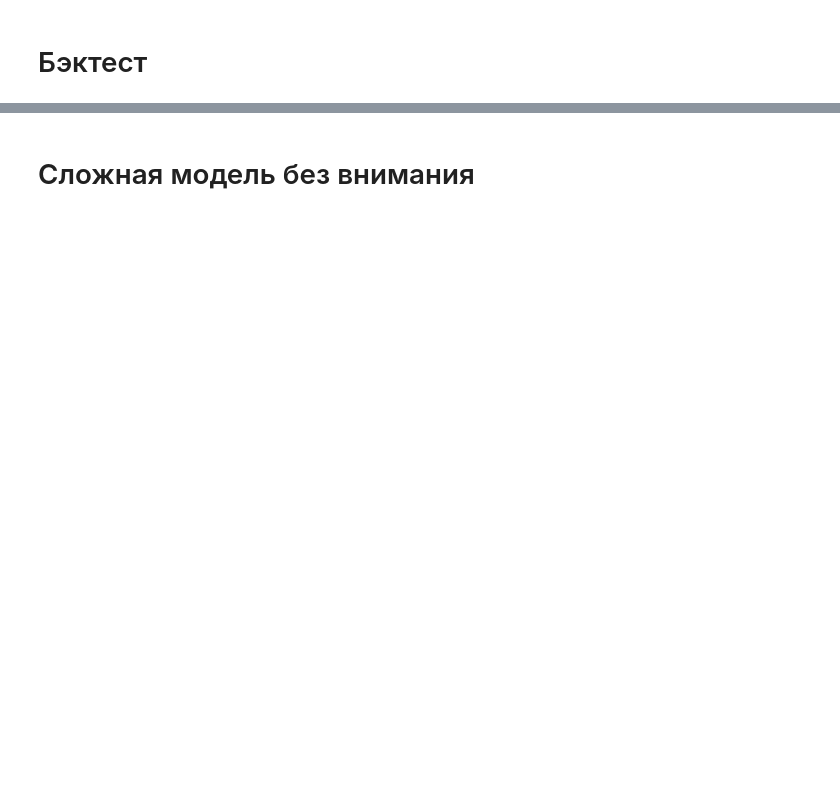
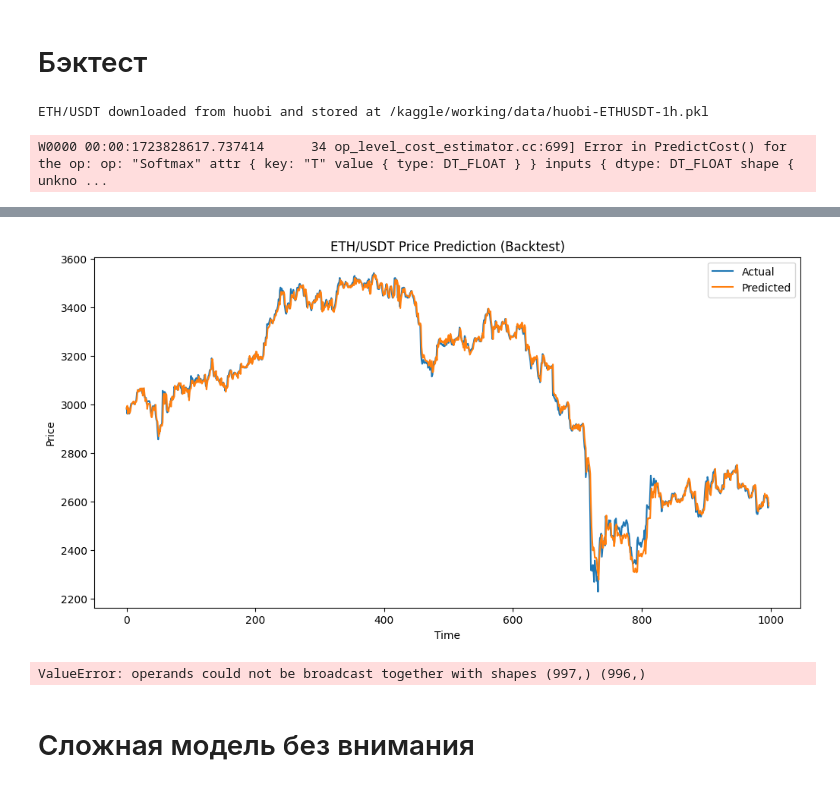
Before and after one commit to devopssii/1234, a Jupyter notebook: train-1-4-5-or-more-bars.ipynb, the cells around one changed output, grey strips where cells are left out. Drawn from its saved outputs; the diff is of its cells as text; code cells hidden in the pictures; blank space fills up the shorter version.

Commit message:
Kaggle Notebook | TRAIN-1 4 5 or more bars | Version 26

```diff
--- a/train-1-4-5-or-more-bars.ipynb
+++ b/train-1-4-5-or-more-bars.ipynb
@@ -770,8 +752,8 @@ def evaluate_strategy(actual_prices, predicted_prices):
     }
 
 # Основной код
-model_path = '/kaggle/input/eth-atn-backtest/ETH1H_5Mpar11ENTRY1barsoutyfin100IN100epochATNN (1).keras'
-scaler_path = '/kaggle/working/scaler_eth1hATNN.save'
+model_path = '/kaggle/working/ETH1H_5Mpar11ENTRY1barsoutyfin100IN100epochATNN_improved.keras'
+scaler_path = '/kaggle/working/scaler_eth1hATNN_improved.save'
 
 # Загрузка и подготовка данных
 data, scaled_data, scaler = load_and_prepare_data(scaler_path)
@@ -784,8 +766,8 @@ if data is None or scaled_data is None or scaler is None:
 features = data.columns.tolist()
 
 # Загрузка модели
-#model = load_model(model_path)
-model = model
+model = load_model(model_path)
+#model = model
 # Проведение бэктеста
 predicted_prices, actual_prices = backtest(data, scaled_data, model, scaler, features)
 
@@ -818,3 +800,6 @@ plt.xlabel('Time')
 plt.ylabel('Cumulative Returns')
 plt.legend()
 plt.show()
+# %% [output]
+ETH/USDT downloaded from huobi and stored at /kaggle/working/data/huobi-ETHUSDT-1h.pkl
+W0000 00:00:1723828617.737414      34 op_level_cost_estimator.cc:699] Error in PredictCost() for the op: op: "Softmax" attr { key: "T" value { type: DT_FLOAT } } inputs { dtype: DT_FLOAT shape { unkno ...
@@ -821,3 +823,5 @@ plt.show()
+[figure, added]
+ValueError: operands could not be broadcast together with shapes (997,) (996,)
 # %% [markdown]
 # Сложная модель без внимания
 # %%
```
Also changed, not shown: parts of 7 cells of this notebook.
